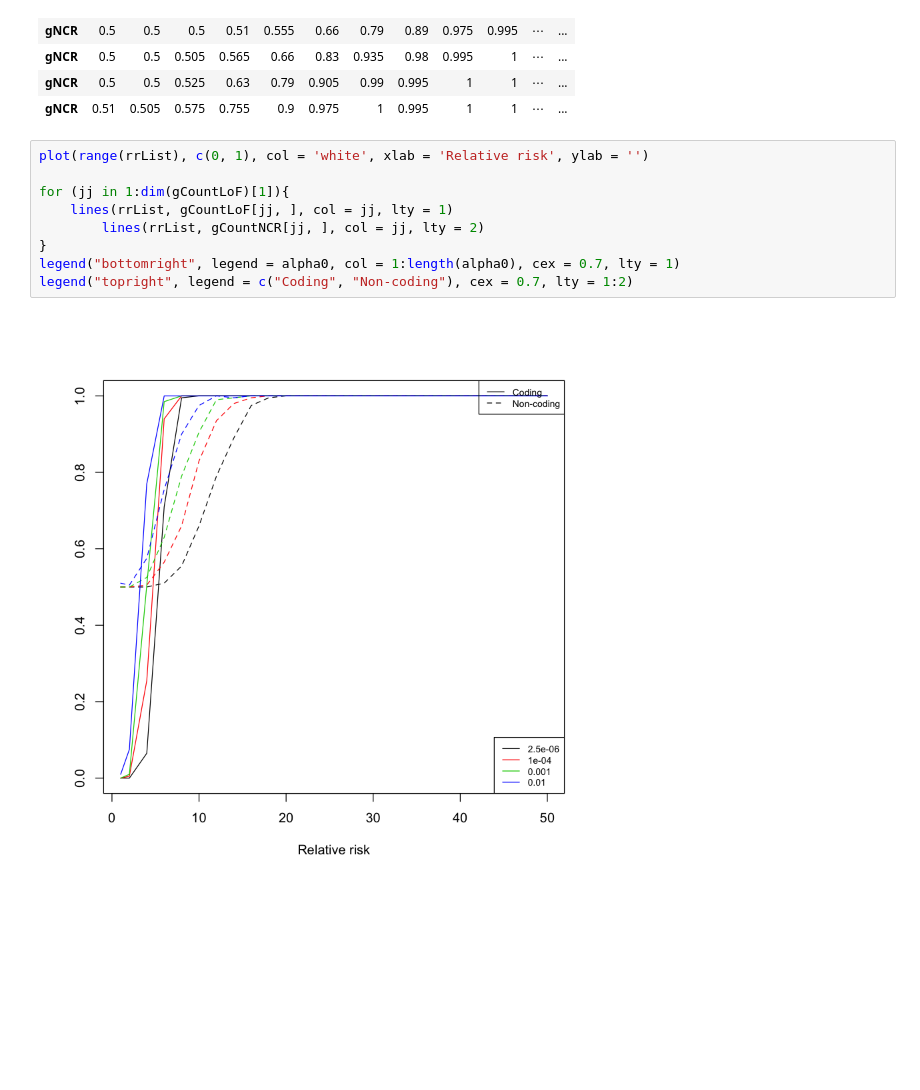
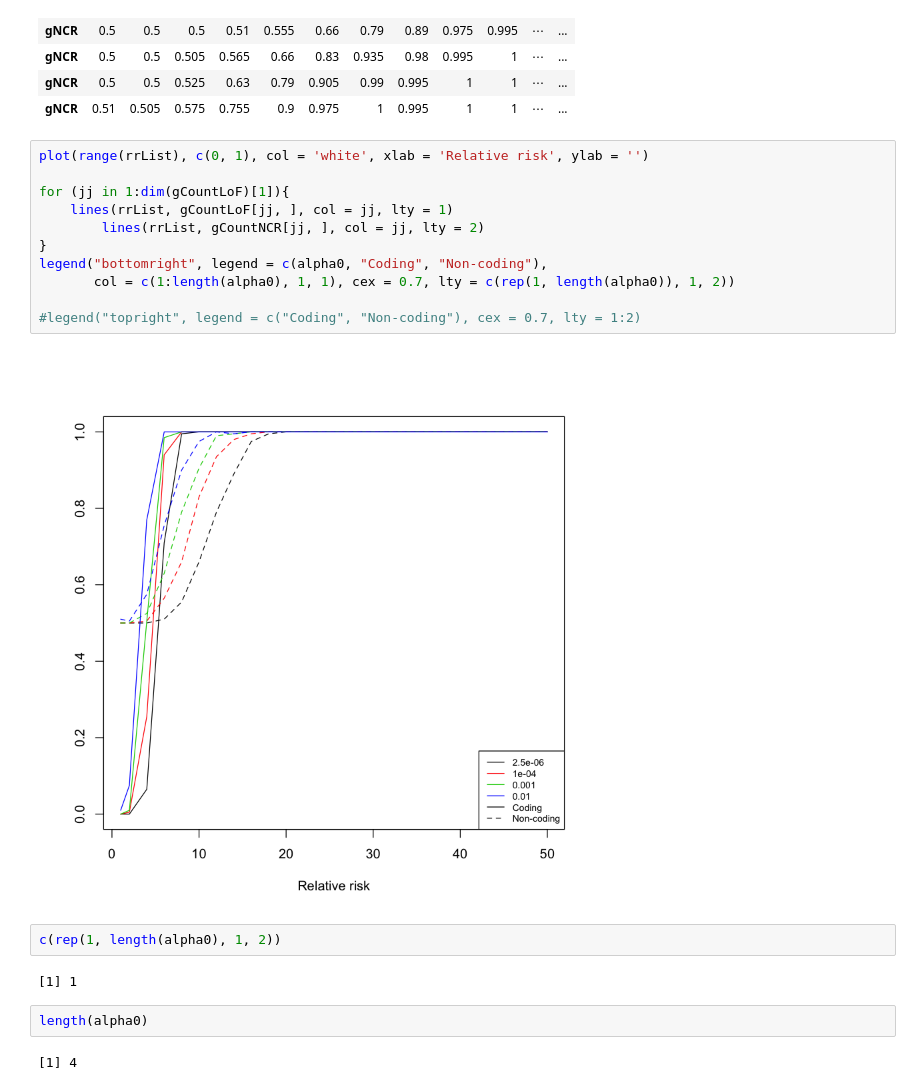
Before and after one commit to hoangtn/extTADA, a Jupyter notebook: test_count_genes_using_only_poisson_test.ipynb, the cells around one changed output. Saved outputs shown, nothing was run; the diff lists cells and outputs as text; blank space fills up the shorter version.

```diff
--- a/test_count_genes_using_only_poisson_test.ipynb
+++ b/test_count_genes_using_only_poisson_test.ipynb
@@ -716,11 +716,21 @@ gCountNCR
 # %%
 plot(range(rrList), c(0, 1), col = 'white', xlab = 'Relative risk', ylab = '')
 
 for (jj in 1:dim(gCountLoF)[1]){
     lines(rrList, gCountLoF[jj, ], col = jj, lty = 1)
         lines(rrList, gCountNCR[jj, ], col = jj, lty = 2)
 }
-legend("bottomright", legend = alpha0, col = 1:length(alpha0), cex = 0.7, lty = 1)
-legend("topright", legend = c("Coding", "Non-coding"), cex = 0.7, lty = 1:2)
+legend("bottomright", legend = c(alpha0, "Coding", "Non-coding"),
+       col = c(1:length(alpha0), 1, 1), cex = 0.7, lty = c(rep(1, length(alpha0)), 1, 2))
+
+#legend("topright", legend = c("Coding", "Non-coding"), cex = 0.7, lty = 1:2)
 # %% [output]
-[figure, old version]
+[figure, new version]
+# %%
+c(rep(1, length(alpha0), 1, 2))
+# %% [output]
+[1] 1
+# %%
+length(alpha0)
+# %% [output]
+[1] 4
```
